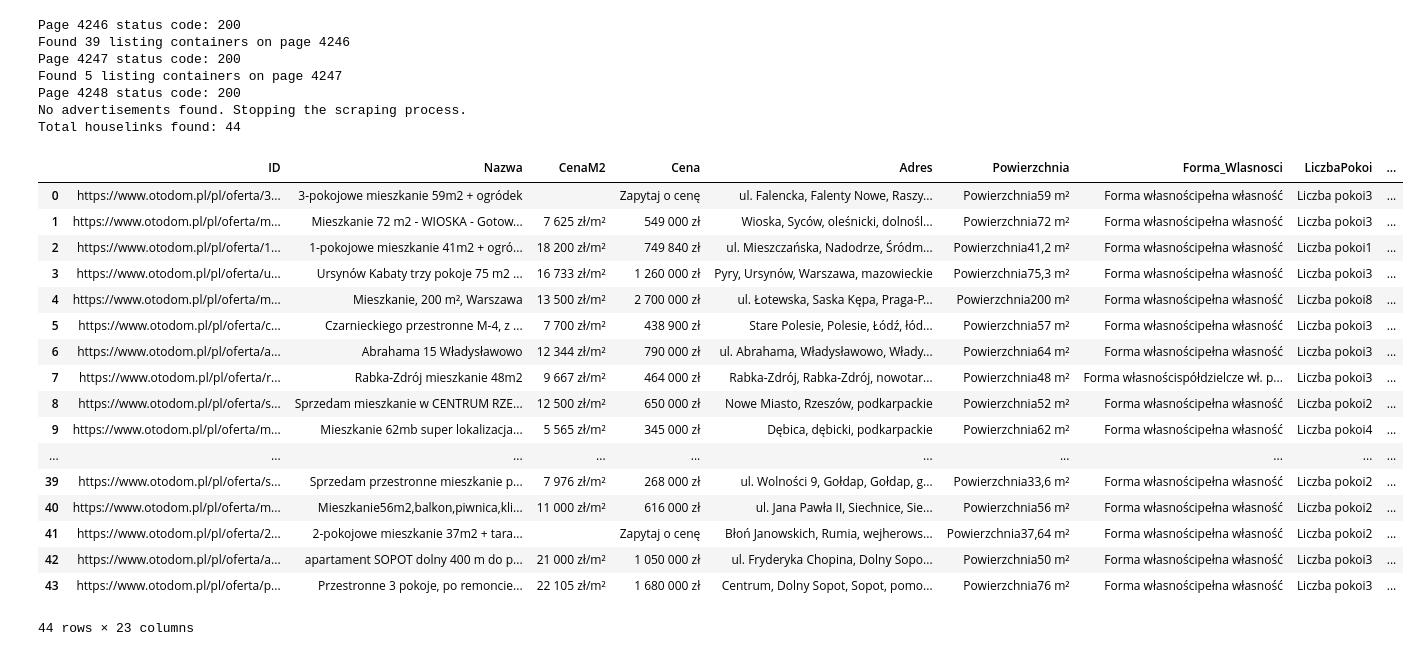
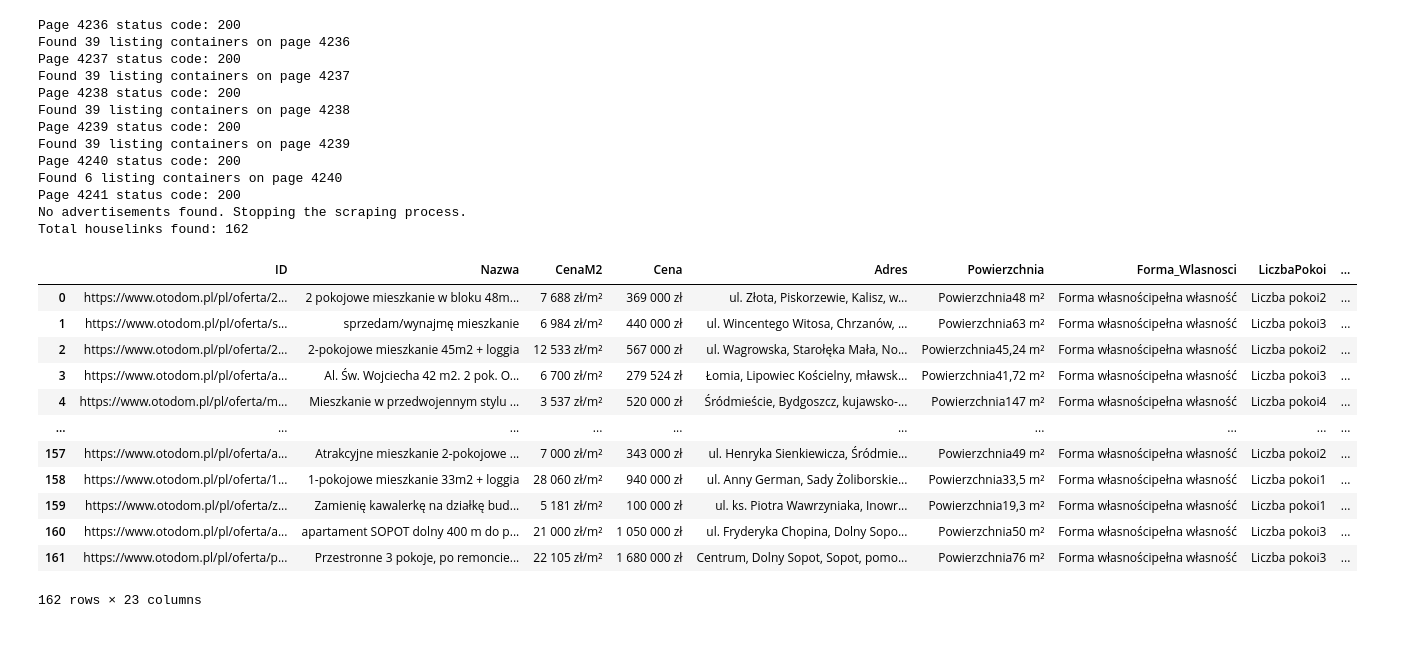
Before and after one commit to PyMen96/PyMen96_repo, a Jupyter notebook: web_scrapping_database_ml/WebScrapping_house_website_to_db.ipynb, the cells around one changed output. Cells and saved outputs as stored; diff of their text form; code cells hidden in the pictures.

```diff
--- a/web_scrapping_database_ml/WebScrapping_house_website_to_db.ipynb
+++ b/web_scrapping_database_ml/WebScrapping_house_website_to_db.ipynb
@@ -4,6 +4,8 @@ from bs4 import BeautifulSoup
 import pandas as pd
 import numpy as np
 import re
+
+pd.set_option('display.max_colwidth', None)
 # %%
 
 headers = {
@@ -11,7 +13,7 @@ headers = {
 }
 
 # Step 1: Scrape listing links
-i = 4245
+i = 4235
 url = f'https://www.otodom.pl/pl/wyniki/sprzedaz/mieszkanie/cala-polska?page={i}'
 houselinks = []
 while True:  # Adjust the range as needed
@@ -109,43 +111,43 @@ for link in houselinks:
         ObslugaZdalna = body.find('div', {'aria-label': 'Obsługa zdalna', 'class': 'css-1ivc1bc e26jmad1'})
         ObslugaZdalna = ObslugaZdalna.text.strip() if ObslugaZdalna else "N/A"
 
-        ogrzewanie = body.find('div', {'aria-label': 'Ogrzewanie', 'class': 'css-1ivc1bc e26jmad1'})
+        ogrzewanie = body.find('div', {'aria-label': 'Ogrzewanie', 'class': 'css-1wi2w6s e26jmad5'})
         ogrzewanie = ogrzewanie.text.strip() if ogrzewanie else "N/A"
 
-        Rynek = body.find('div', {'aria-label': 'Rynek', 'class': 'css-1ivc1bc e26jmad1'})
+        Rynek = body.find('div', {'aria-label': 'Rynek', 'class': 'css-tpkder e26jmad1'})
         Rynek = Rynek.text.strip() if Rynek else "N/A"
 
-        TypOgloszeniodawcy = body.find('div', {'aria-label': 'Typ ogłoszeniodawcy', 'class': 'css-1ivc1bc e26jmad1'})
+        TypOgloszeniodawcy = body.find('div', {'aria-label': 'Typ ogłoszeniodawcy', 'class': 'css-tpkder e26jmad1'})
         TypOgloszeniodawcy = TypOgloszeniodawcy.text.strip() if TypOgloszeniodawcy else "N/A"
 
-        DostepneOd = body.find('div', {'aria-label': 'Dostępne od', 'class': 'css-1ivc1bc e26jmad1'})
+        DostepneOd = body.find('div', {'aria-label': 'Dostępne od', 'class': 'css-tpkder e26jmad1'})
         DostepneOd = DostepneOd.text.strip() if DostepneOd else "N/A"
 
-        RokBudowy = body.find('div', {'aria-label': 'Rok budowy', 'class': 'css-1ivc1bc e26jmad1'})
+        RokBudowy = body.find('div', {'aria-label': 'Rok budowy', 'class': 'css-tpkder e26jmad1'})
         RokBudowy = RokBudowy.text.strip() if RokBudowy else "N/A"
 
-        RodzajZabudowy = body.find('div', {'aria-label': 'Rodzaj zabudowy', 'class': 'css-1ivc1bc e26jmad1'})
+        RodzajZabudowy = body.find('div', {'aria-label': 'Rodzaj zabudowy', 'class': 'css-tpkder e26jmad1'})
         RodzajZabudowy = RodzajZabudowy.text.strip() if RodzajZabudowy else "N/A"
 
-        Okna = body.find('div', {'aria-label': 'Okna', 'class': 'css-1ivc1bc e26jmad1'})
+        Okna = body.find('div', {'aria-label': 'Okna', 'class': 'css-tpkder e26jmad1'})
         Okna = Okna.text.strip() if Okna else "N/A"
 
-        CzyWinda = body.find('div', {'aria-label': 'Winda', 'class': 'css-1ivc1bc e26jmad1'})
+        CzyWinda = body.find('div', {'aria-label': 'Winda', 'class': 'css-tpkder e26jmad1'})
         CzyWinda = CzyWinda.text.strip() if CzyWinda else "N/A"
 
-        Media = body.find('div', {'aria-label': 'Media', 'class': 'css-1ivc1bc e26jmad1'})
+        Media = body.find('div', {'aria-label': 'Media', 'class': 'css-tpkder e26jmad1'})
         Media = Media.text.strip() if Media else "N/A"
 
-        Zabezpieczenia = body.find('div', {'aria-label': 'Zabezpieczenia', 'class': 'css-1ivc1bc e26jmad1'})
+        Zabezpieczenia = body.find('div', {'aria-label': 'Zabezpieczenia', 'class': 'css-tpkder e26jmad1'})
         Zabezpieczenia = Zabezpieczenia.text.strip() if Zabezpieczenia else "N/A"
 
-        Wyposazenie = body.find('div', {'aria-label': 'Wyposażenie', 'class': 'css-1ivc1bc e26jmad1'})
+        Wyposazenie = body.find('div', {'aria-label': 'Wyposażenie', 'class': 'css-tpkder e26jmad1'})
         Wyposazenie = Wyposazenie.text.strip() if Wyposazenie else "N/A"
 
-        InformacjeDodatkowe = body.find('div', {'aria-label': 'Informacje dodatkowe', 'class': 'css-1ivc1bc e26jmad1'})
+        InformacjeDodatkowe = body.find('div', {'aria-label': 'Informacje dodatkowe', 'class': 'css-tpkder e26jmad1'})
         InformacjeDodatkowe = InformacjeDodatkowe.text.strip() if InformacjeDodatkowe else "N/A"
 
-        MaterialBudynku = body.find('div', {'aria-label': 'Materiał budynku', 'class': 'css-1ivc1bc e26jmad1'})
+        MaterialBudynku = body.find('div', {'aria-label': 'Materiał budynku', 'class': 'css-tpkder e26jmad1'})
         MaterialBudynku = MaterialBudynku.text.strip() if MaterialBudynku else "N/A"
 
         rooms = {
@@ -158,56 +160,57 @@ for link in houselinks:
             'Forma_Wlasnosci': formaWlasnosci,
             'LiczbaPokoi': LiczbaPokoi,
             'StanWykonczenia': stanWykonczenia,
             'Pietro': pietro,
             'BalkonOgrodTaras': BalkonOgrodTaras,
             'Czynsz': Czynsz,
             'Ogrzewanie': ogrzewanie,
             'Rynek': Rynek,
             'TypOgloszeniodawcy': TypOgloszeniodawcy,
             'DostepneOd': DostepneOd,
             'RokBudowy': RokBudowy,
             'RodzajZabudowy': RodzajZabudowy,
             'CzyWinda': CzyWinda,
             'Zabezpieczenia': Zabezpieczenia,
             'Wyposazenie': Wyposazenie,
             'InformacjeDodatkowe': InformacjeDodatkowe,
             'MaterialBudynku': MaterialBudynku
         }
         houselist.append(rooms)
     except AttributeError as e:
         #print(f"Error parsing details for {link}: {e}")
         continue
 
 # Save the data to a DataFrame
 pd.set_option('display.max_colwidth', None)
 df = pd.DataFrame(houselist)
 df
 # %% [output]
-Page 4246 status code: 200
-Found 39 listing containers on page 4246
-Page 4247 status code: 200
-Found 5 listing containers on page 4247
-Page 4248 status code: 200
+Page 4236 status code: 200
+Found 39 listing containers on page 4236
+Page 4237 status code: 200
+Found 39 listing containers on page 4237
+Page 4238 status code: 200
+Found 39 listing containers on page 4238
+Page 4239 status code: 200
+Found 39 listing containers on page 4239
+Page 4240 status code: 200
+Found 6 listing containers on page 4240
+Page 4241 status code: 200
 No advertisements found. Stopping the scraping process.
-Total houselinks found: 44
+Total houselinks found: 162
 |  | ID | Nazwa | CenaM2 | Cena | Adres | Powierzchnia | Forma_Wlasnosci | LiczbaPokoi | ... |
-| 0 | https://www.otodom.pl/pl/oferta/3... | 3-pokojowe mieszkanie 59m2 + ogródek |  | Zapytaj o cenę | ul. Falencka, Falenty Nowe, Raszy... | Powierzchnia59 m² | Forma własnościpełna własność | Liczba pokoi3 | ... |
-| 1 | https://www.otodom.pl/pl/oferta/m... | Mieszkanie 72 m2 - WIOSKA - Gotow... | 7 625 zł/m² | 549 000 zł | Wioska, Syców, oleśnicki, dolnośl... | Powierzchnia72 m² | Forma własnościpełna własność | Liczba pokoi3 | ... |
-| 2 | https://www.otodom.pl/pl/oferta/1... | 1-pokojowe mieszkanie 41m2 + ogró... | 18 200 zł/m² | 749 840 zł | ul. Mieszczańska, Nadodrze, Śródm... | Powierzchnia41,2 m² | Forma własnościpełna własność | Liczba pokoi1 | ... |
-| 3 | https://www.otodom.pl/pl/oferta/u... | Ursynów Kabaty trzy pokoje 75 m2 ... | 16 733 zł/m² | 1 260 000 zł | Pyry, Ursynów, Warszawa, mazowieckie | Powierzchnia75,3 m² | Forma własnościpełna własność | Liczba pokoi3 | ... |
-| 4 | https://www.otodom.pl/pl/oferta/m... | Mieszkanie, 200 m², Warszawa | 13 500 zł/m² | 2 700 000 zł | ul. Łotewska, Saska Kępa, Praga-P... | Powierzchnia200 m² | Forma własnościpełna własność | Liczba pokoi8 | ... |
-| 5 | https://www.otodom.pl/pl/oferta/c... | Czarnieckiego przestronne M-4, z ... | 7 700 zł/m² | 438 900 zł | Stare Polesie, Polesie, Łódź, łód... | Powierzchnia57 m² | Forma własnościpełna własność | Liczba pokoi3 | ... |
-| 6 | https://www.otodom.pl/pl/oferta/a... | Abrahama 15 Władysławowo | 12 344 zł/m² | 790 000 zł | ul. Abrahama, Władysławowo, Włady... | Powierzchnia64 m² | Forma własnościpełna własność | Liczba pokoi3 | ... |
-| 7 | https://www.otodom.pl/pl/oferta/r... | Rabka-Zdrój mieszkanie 48m2 | 9 667 zł/m² | 464 000 zł | Rabka-Zdrój, Rabka-Zdrój, nowotar... | Powierzchnia48 m² | Forma własnościspółdzielcze wł. p... | Liczba pokoi3 | ... |
-| 8 | https://www.otodom.pl/pl/oferta/s... | Sprzedam mieszkanie w CENTRUM RZE... | 12 500 zł/m² | 650 000 zł | Nowe Miasto, Rzeszów, podkarpackie | Powierzchnia52 m² | Forma własnościpełna własność | Liczba pokoi2 | ... |
-| 9 | https://www.otodom.pl/pl/oferta/m... | Mieszkanie 62mb super lokalizacja... | 5 565 zł/m² | 345 000 zł | Dębica, dębicki, podkarpackie | Powierzchnia62 m² | Forma własnościpełna własność | Liczba pokoi4 | ... |
+| 0 | https://www.otodom.pl/pl/oferta/2... | 2 pokojowe mieszkanie w bloku 48m... | 7 688 zł/m² | 369 000 zł | ul. Złota, Piskorzewie, Kalisz, w... | Powierzchnia48 m² | Forma własnościpełna własność | Liczba pokoi2 | ... |
+| 1 | https://www.otodom.pl/pl/oferta/s... | sprzedam/wynajmę mieszkanie | 6 984 zł/m² | 440 000 zł | ul. Wincentego Witosa, Chrzanów, ... | Powierzchnia63 m² | Forma własnościpełna własność | Liczba pokoi3 | ... |
+| 2 | https://www.otodom.pl/pl/oferta/2... | 2-pokojowe mieszkanie 45m2 + loggia | 12 533 zł/m² | 567 000 zł | ul. Wagrowska, Starołęka Mała, No... | Powierzchnia45,24 m² | Forma własnościpełna własność | Liczba pokoi2 | ... |
+| 3 | https://www.otodom.pl/pl/oferta/a... | Al. Św. Wojciecha 42 m2. 2 pok. O... | 6 700 zł/m² | 279 524 zł | Łomia, Lipowiec Kościelny, mławsk... | Powierzchnia41,72 m² | Forma własnościpełna własność | Liczba pokoi3 | ... |
+| 4 | https://www.otodom.pl/pl/oferta/m... | Mieszkanie w przedwojennym stylu ... | 3 537 zł/m² | 520 000 zł | Śródmieście, Bydgoszcz, kujawsko-... | Powierzchnia147 m² | Forma własnościpełna własność | Liczba pokoi4 | ... |
 | ... | ... | ... | ... | ... | ... | ... | ... | ... | ... |
-| 39 | https://www.otodom.pl/pl/oferta/s... | Sprzedam przestronne mieszkanie p... | 7 976 zł/m² | 268 000 zł | ul. Wolności 9, Gołdap, Gołdap, g... | Powierzchnia33,6 m² | Forma własnościpełna własność | Liczba pokoi2 | ... |
-| 40 | https://www.otodom.pl/pl/oferta/m... | Mieszkanie56m2,balkon,piwnica,kli... | 11 000 zł/m² | 616 000 zł | ul. Jana Pawła II, Siechnice, Sie... | Powierzchnia56 m² | Forma własnościpełna własność | Liczba pokoi2 | ... |
-| 41 | https://www.otodom.pl/pl/oferta/2... | 2-pokojowe mieszkanie 37m2 + tara... |  | Zapytaj o cenę | Błoń Janowskich, Rumia, wejherows... | Powierzchnia37,64 m² | Forma własnościpełna własność | Liczba pokoi2 | ... |
-| 42 | https://www.otodom.pl/pl/oferta/a... | apartament SOPOT dolny 400 m do p... | 21 000 zł/m² | 1 050 000 zł | ul. Fryderyka Chopina, Dolny Sopo... | Powierzchnia50 m² | Forma własnościpełna własność | Liczba pokoi3 | ... |
-| 43 | https://www.otodom.pl/pl/oferta/p... | Przestronne 3 pokoje, po remoncie... | 22 105 zł/m² | 1 680 000 zł | Centrum, Dolny Sopot, Sopot, pomo... | Powierzchnia76 m² | Forma własnościpełna własność | Liczba pokoi3 | ... |
+| 157 | https://www.otodom.pl/pl/oferta/a... | Atrakcyjne mieszkanie 2-pokojowe ... | 7 000 zł/m² | 343 000 zł | ul. Henryka Sienkiewicza, Śródmie... | Powierzchnia49 m² | Forma własnościpełna własność | Liczba pokoi2 | ... |
+| 158 | https://www.otodom.pl/pl/oferta/1... | 1-pokojowe mieszkanie 33m2 + loggia | 28 060 zł/m² | 940 000 zł | ul. Anny German, Sady Żoliborskie... | Powierzchnia33,5 m² | Forma własnościpełna własność | Liczba pokoi1 | ... |
+| 159 | https://www.otodom.pl/pl/oferta/z... | Zamienię kawalerkę na działkę bud... | 5 181 zł/m² | 100 000 zł | ul. ks. Piotra Wawrzyniaka, Inowr... | Powierzchnia19,3 m² | Forma własnościpełna własność | Liczba pokoi1 | ... |
+| 160 | https://www.otodom.pl/pl/oferta/a... | apartament SOPOT dolny 400 m do p... | 21 000 zł/m² | 1 050 000 zł | ul. Fryderyka Chopina, Dolny Sopo... | Powierzchnia50 m² | Forma własnościpełna własność | Liczba pokoi3 | ... |
+| 161 | https://www.otodom.pl/pl/oferta/p... | Przestronne 3 pokoje, po remoncie... | 22 105 zł/m² | 1 680 000 zł | Centrum, Dolny Sopot, Sopot, pomo... | Powierzchnia76 m² | Forma własnościpełna własność | Liczba pokoi3 | ... |
-44 rows × 23 columns
+162 rows × 23 columns
 # %%
 df_copy = df.copy()
 # %%
```
Also changed, not shown: parts of 19 cells of this notebook.
